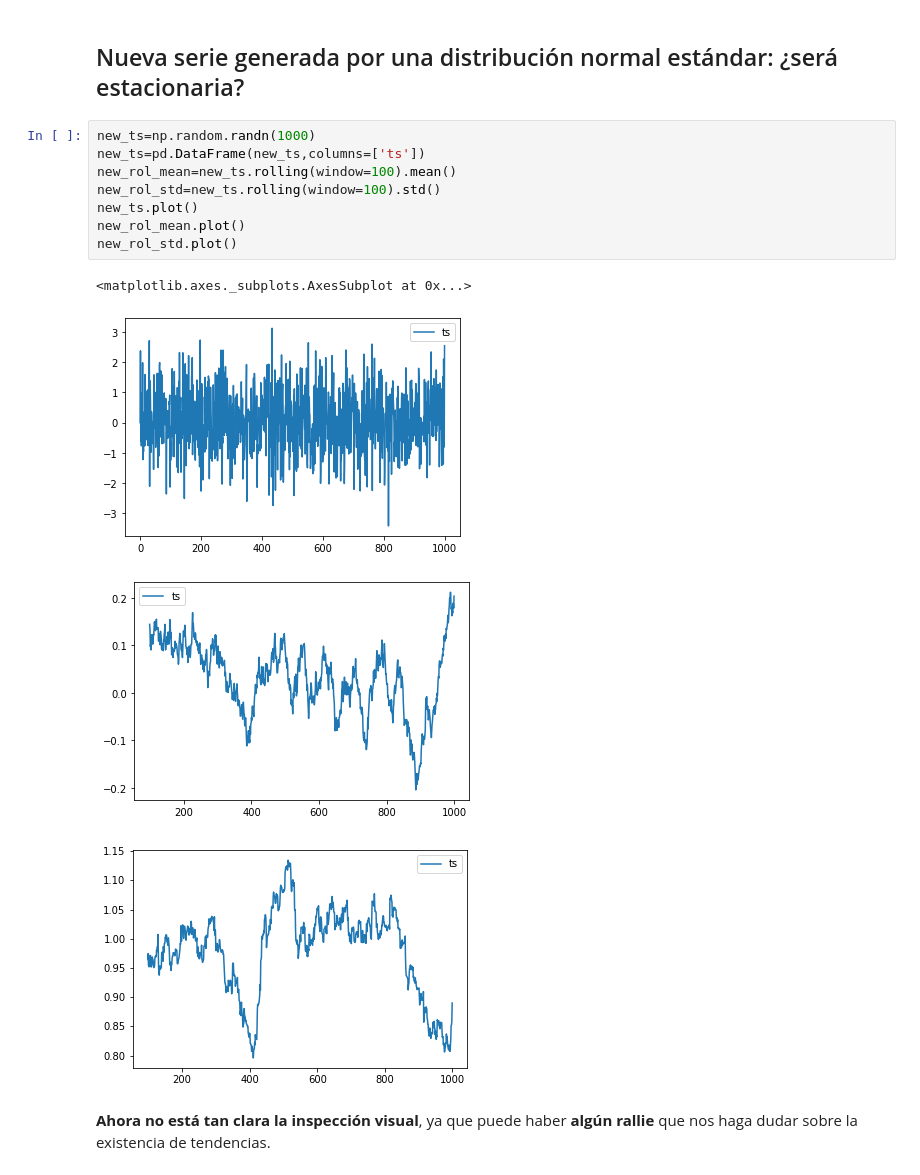
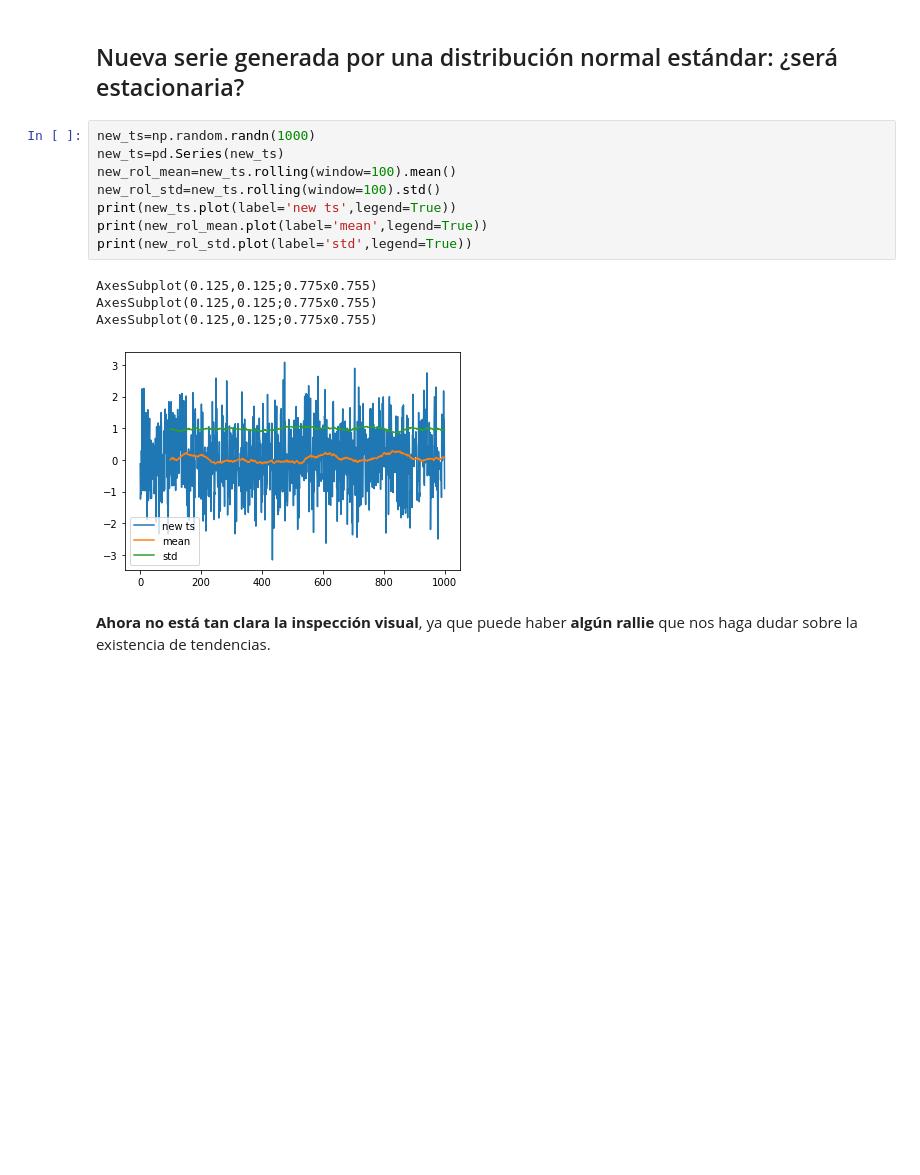
Before and after one commit to yasete/programacion-para-data-scientists, a Jupyter notebook: 7. Time series/1.- Series temporales.ipynb, the cells around one changed output. Cells and saved outputs as stored; diff of their text form; blank space fills up the shorter version.

```diff
--- a/7. Time series/1.- Series temporales.ipynb
+++ b/7. Time series/1.- Series temporales.ipynb
@@ -159,16 +214,16 @@ En este caso **se comprueba cuantitativamente** (ya lo habíamos comprobado visu
 ## Nueva serie generada por una distribución normal estándar: ¿será estacionaria?
 # %%
 new_ts=np.random.randn(1000)
-new_ts=pd.DataFrame(new_ts,columns=['ts'])
+new_ts=pd.Series(new_ts)
 new_rol_mean=new_ts.rolling(window=100).mean()
 new_rol_std=new_ts.rolling(window=100).std()
-new_ts.plot()
-new_rol_mean.plot()
-new_rol_std.plot()
+print(new_ts.plot(label='new ts',legend=True))
+print(new_rol_mean.plot(label='mean',legend=True))
+print(new_rol_std.plot(label='std',legend=True))
 # %% [output]
-<matplotlib.axes._subplots.AxesSubplot at 0x...>
+AxesSubplot(0.125,0.125;0.775x0.755)
+AxesSubplot(0.125,0.125;0.775x0.755)
+AxesSubplot(0.125,0.125;0.775x0.755)
-[figure, old version]
+[figure, new version]
-[figure, removed]
-[figure, removed]
 # %% [markdown]
 **Ahora no está tan clara la inspección visual**, ya que puede haber **algún rallie** que nos haga dudar sobre la existencia de tendencias.
```
Also changed, not shown: parts of 62 cells of this notebook, 19 other files.
